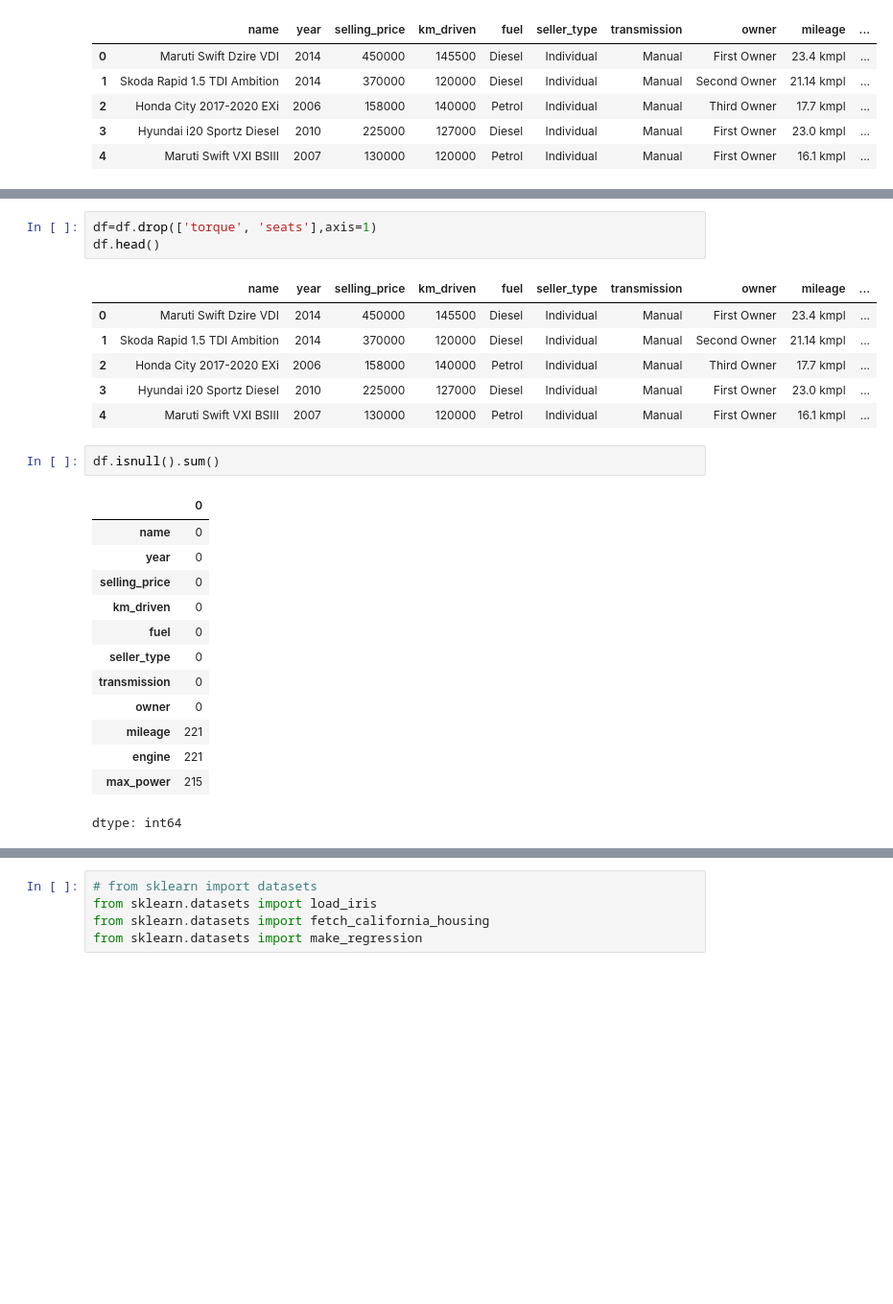
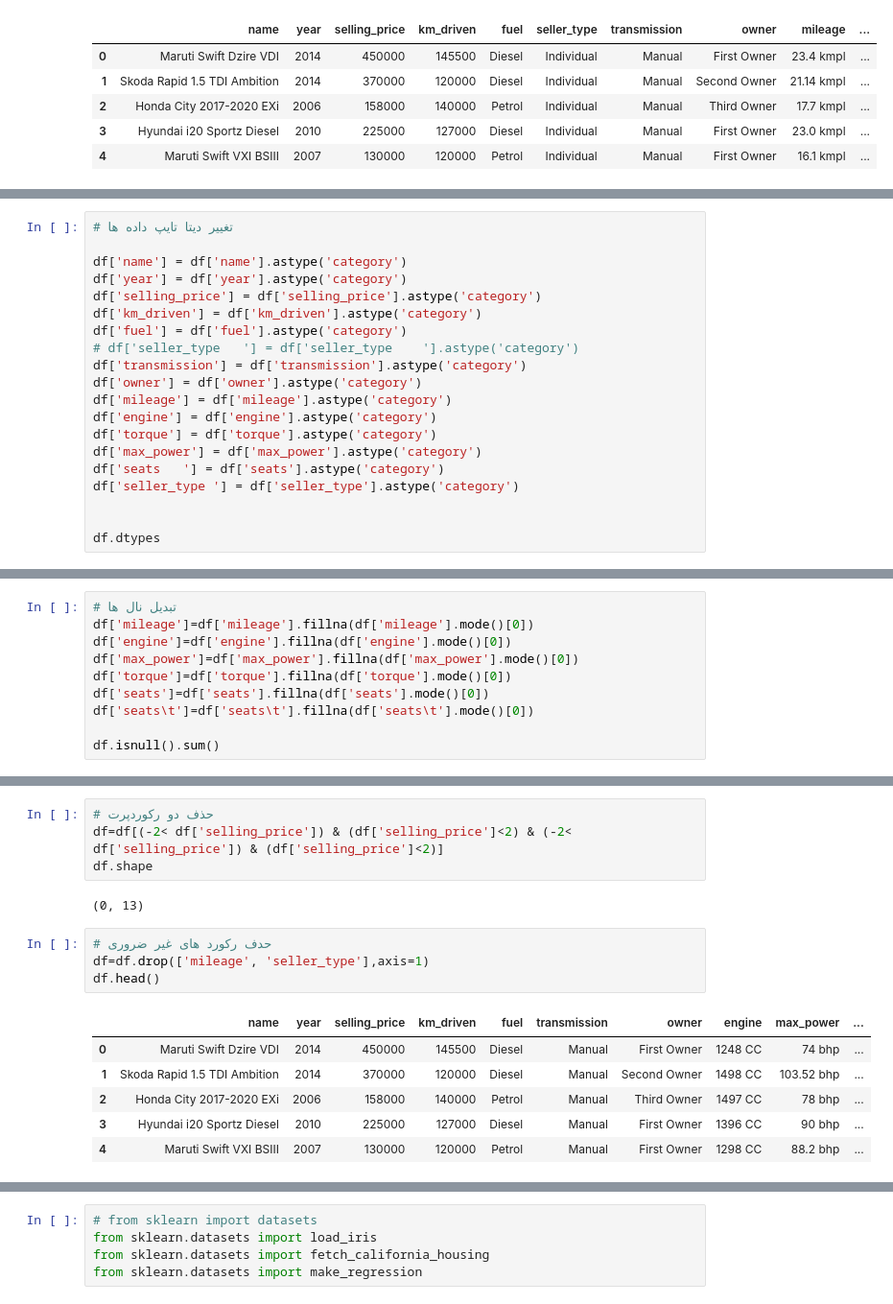
Before and after one commit to Artificial-i/-1-5, a Jupyter notebook: hal_Tamrin1_Trm5.ipynb, the cells around one changed output, grey strips where cells are left out. Shown at 96% size. Drawn from its saved outputs; the diff is of its cells as text; blank space fills up the shorter version.

```diff
--- a/hal_Tamrin1_Trm5.ipynb
+++ b/hal_Tamrin1_Trm5.ipynb
@@ -44,0 +84,20 @@ df.isnull().sum()
+# %%
+# تغییر دیتا تایپ داده ها
+
+df['name'] = df['name'].astype('category')
+df['year'] = df['year'].astype('category')
+df['selling_price'] = df['selling_price'].astype('category')
+df['km_driven'] = df['km_driven'].astype('category')
+df['fuel'] = df['fuel'].astype('category')
+# df['seller_type	'] = df['seller_type	'].astype('category')
+df['transmission'] = df['transmission'].astype('category')
+df['owner'] = df['owner'].astype('category')
+df['mileage'] = df['mileage'].astype('category')
+df['engine'] = df['engine'].astype('category')
+df['torque'] = df['torque'].astype('category')
+df['max_power'] = df['max_power'].astype('category')
+df['seats	'] = df['seats'].astype('category')
+df['seller_type	'] = df['seller_type'].astype('category')
+
+
+df.dtypes
@@ -44,0 +143,10 @@ df.isnull().sum()
+# %%
+# تبدیل نال ها
+df['mileage']=df['mileage'].fillna(df['mileage'].mode()[0])
+df['engine']=df['engine'].fillna(df['engine'].mode()[0])
+df['max_power']=df['max_power'].fillna(df['max_power'].mode()[0])
+df['torque']=df['torque'].fillna(df['torque'].mode()[0])
+df['seats']=df['seats'].fillna(df['seats'].mode()[0])
+df['seats\t']=df['seats\t'].fillna(df['seats\t'].mode()[0])
+
+df.isnull().sum()
@@ -45,26 +182,17 @@ df.isnull().sum()
+# %%
+# حذف دو رکوردپرت
+df=df[(-2< df['selling_price']) & (df['selling_price']<2) & (-2< df['selling_price']) & (df['selling_price']<2)]
+df.shape
+# %% [output]
+(0, 13)
 # %%
-df=df.drop(['torque', 'seats'],axis=1)
+# حدف رکورد های غیر ضروری
+df=df.drop(['mileage', 'seller_type'],axis=1)
 df.head()
 # %% [output]
-|  | name | year | selling_price | km_driven | fuel | seller_type | transmission | owner | mileage | ... |
-| 0 | Maruti Swift Dzire VDI | 2014 | 450000 | 145500 | Diesel | Individual | Manual | First Owner | 23.4 kmpl | ... |
-| 1 | Skoda Rapid 1.5 TDI Ambition | 2014 | 370000 | 120000 | Diesel | Individual | Manual | Second Owner | 21.14 kmpl | ... |
-| 2 | Honda City 2017-2020 EXi | 2006 | 158000 | 140000 | Petrol | Individual | Manual | Third Owner | 17.7 kmpl | ... |
-| 3 | Hyundai i20 Sportz Diesel | 2010 | 225000 | 127000 | Diesel | Individual | Manual | First Owner | 23.0 kmpl | ... |
-| 4 | Maruti Swift VXI BSIII | 2007 | 130000 | 120000 | Petrol | Individual | Manual | First Owner | 16.1 kmpl | ... |
+|  | name | year | selling_price | km_driven | fuel | transmission | owner | engine | max_power | ... |
+| 0 | Maruti Swift Dzire VDI | 2014 | 450000 | 145500 | Diesel | Manual | First Owner | 1248 CC | 74 bhp | ... |
+| 1 | Skoda Rapid 1.5 TDI Ambition | 2014 | 370000 | 120000 | Diesel | Manual | Second Owner | 1498 CC | 103.52 bhp | ... |
+| 2 | Honda City 2017-2020 EXi | 2006 | 158000 | 140000 | Petrol | Manual | Third Owner | 1497 CC | 78 bhp | ... |
+| 3 | Hyundai i20 Sportz Diesel | 2010 | 225000 | 127000 | Diesel | Manual | First Owner | 1396 CC | 90 bhp | ... |
+| 4 | Maruti Swift VXI BSIII | 2007 | 130000 | 120000 | Petrol | Manual | First Owner | 1298 CC | 88.2 bhp | ... |
-# %%
-df.isnull().sum()
-# %% [output]
-|  | 0 |
-| name | 0 |
-| year | 0 |
-| selling_price | 0 |
-| km_driven | 0 |
-| fuel | 0 |
-| seller_type | 0 |
-| transmission | 0 |
-| owner | 0 |
-| mileage | 221 |
-| engine | 221 |
-| max_power | 215 |
-dtype: int64
```
Also changed, not shown: parts of 36 cells of this notebook.
